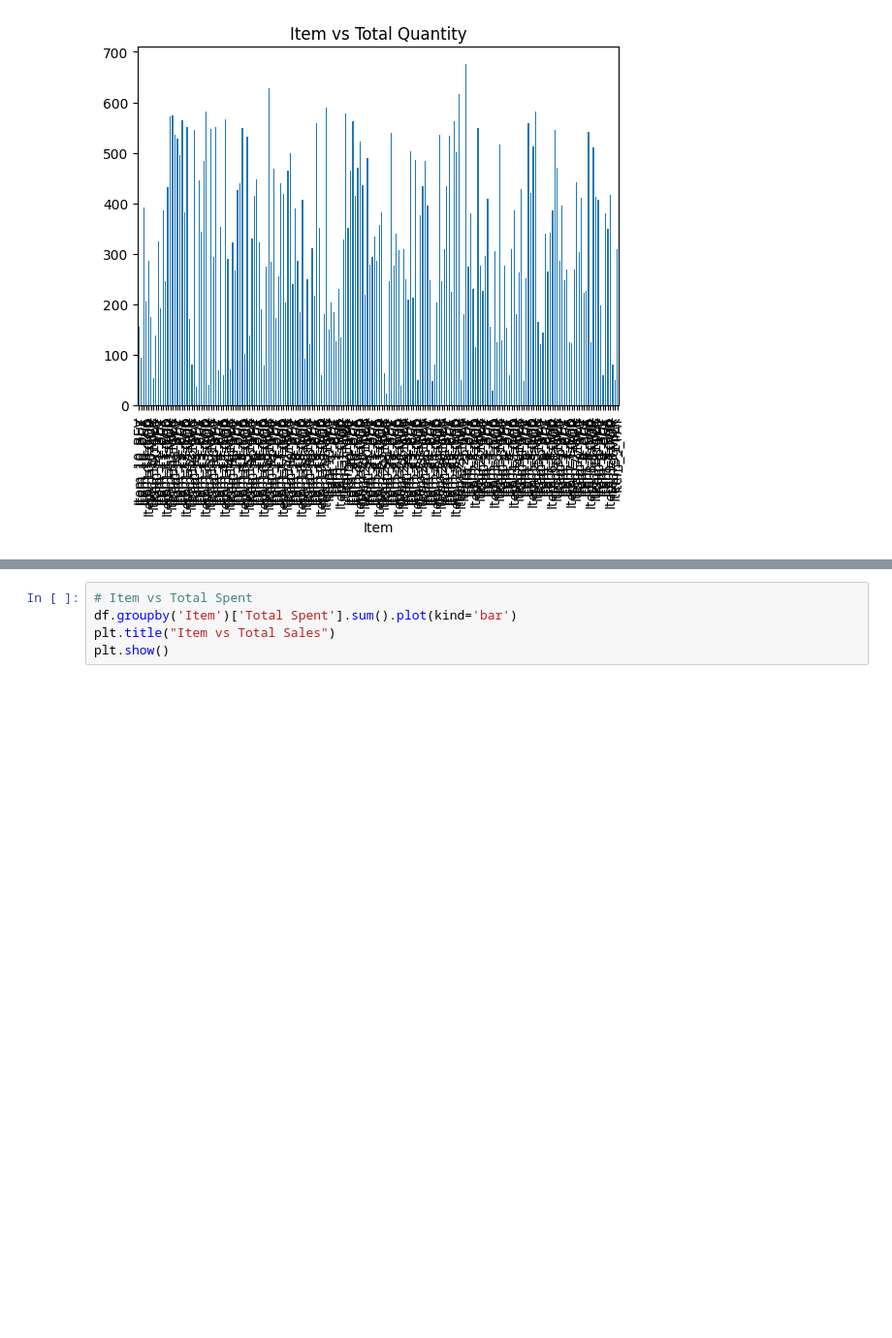
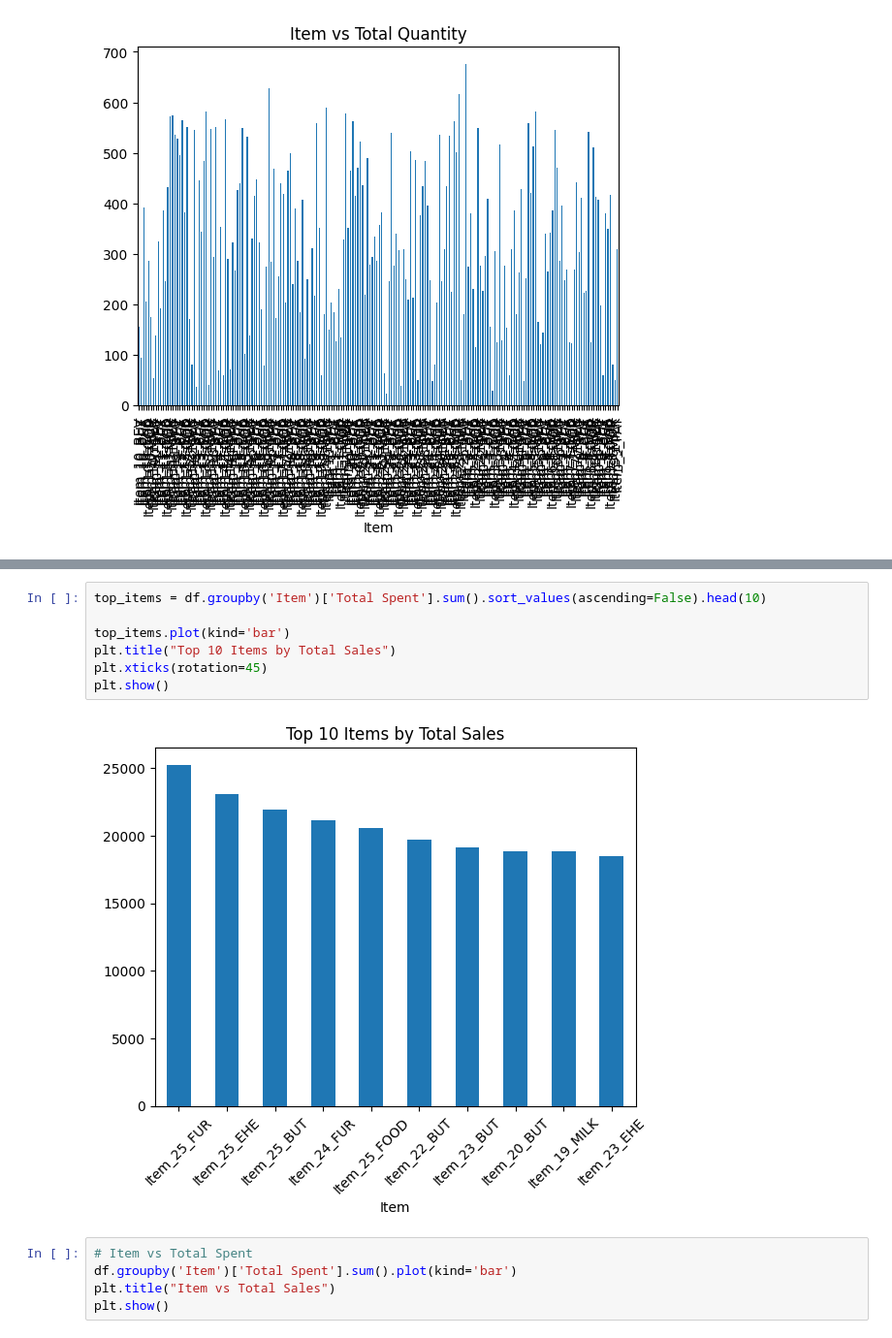
Before and after one commit to maybraniswe/Retail-Store-Sales-Analysis-and-Prediction, a Jupyter notebook: PDSE Project_Retail Store Sales Analysis and Prediction.ipynb, the cells around one changed output, grey strips where cells are left out. Shown at 97% size. Drawn from its saved outputs; the diff is of its cells as text; blank space fills up the shorter version.

```diff
--- a/PDSE Project_Retail Store Sales Analysis and Prediction.ipynb
+++ b/PDSE Project_Retail Store Sales Analysis and Prediction.ipynb
@@ -320,3 +329,12 @@ plt.show()
+# %%
+top_items = df.groupby('Item')['Total Spent'].sum().sort_values(ascending=False).head(10)
+
+top_items.plot(kind='bar')
+plt.title("Top 10 Items by Total Sales")
+plt.xticks(rotation=45)
+plt.show()
+# %% [output]
+[figure, added]
 # %%
 # Item vs Total Spent
 df.groupby('Item')['Total Spent'].sum().plot(kind='bar')
```
Also changed, not shown: parts of 1 cell of this notebook.
